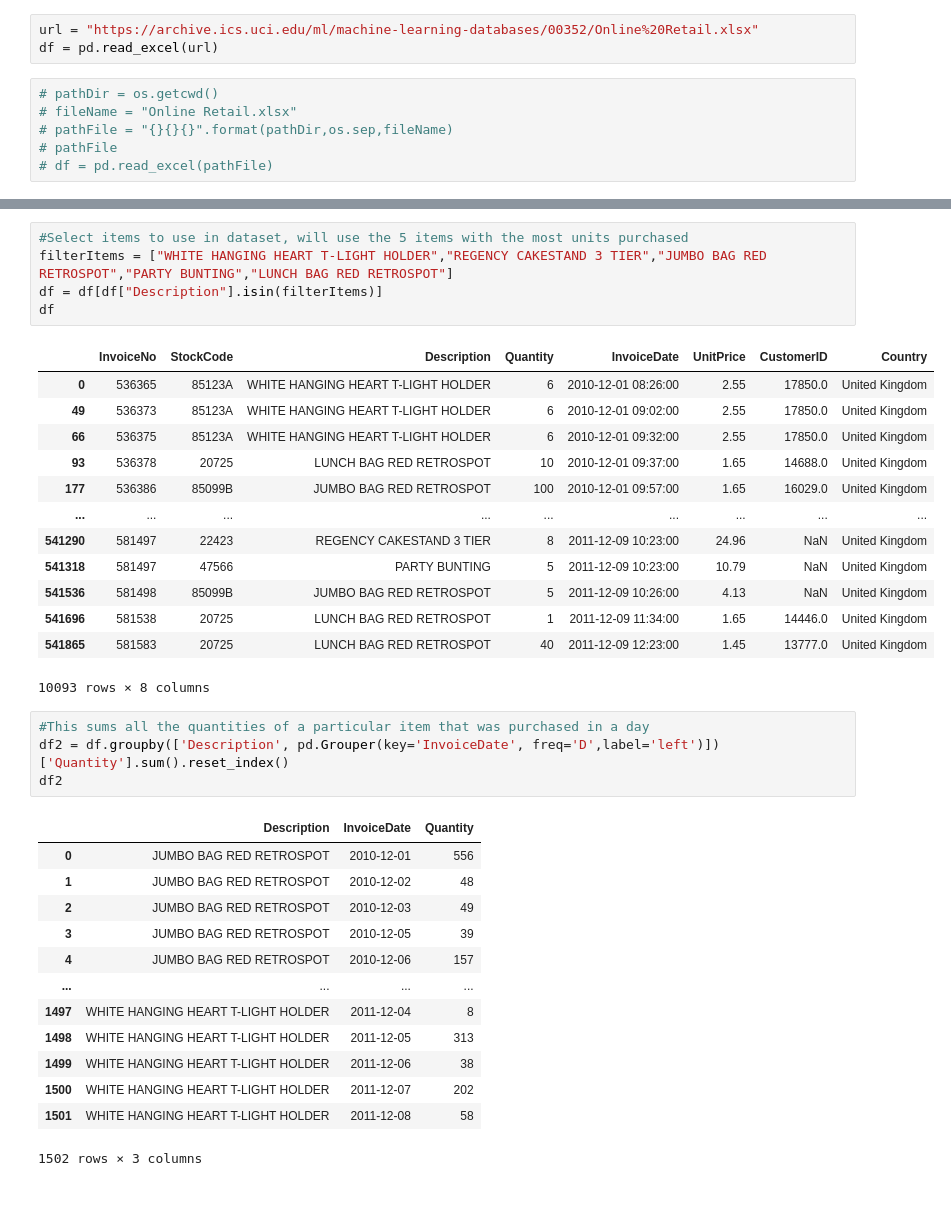
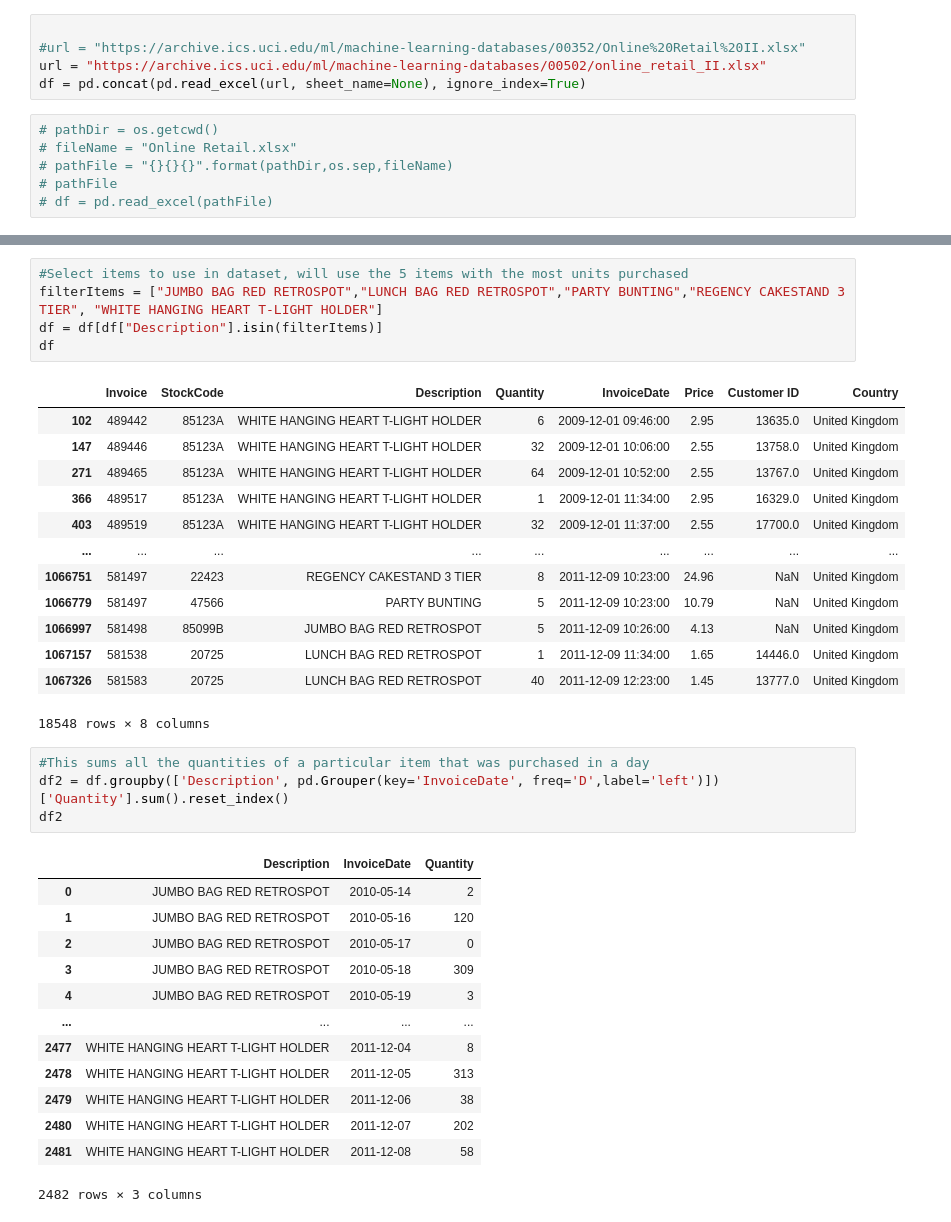
Before and after one commit to Abdul1Abdi/CIND820-Project, a Jupyter notebook: Project Notebook.ipynb, the cells around one changed output, grey strips where cells are left out. Drawn from its saved outputs; the diff is of its cells as text.

```diff
--- a/Project Notebook.ipynb
+++ b/Project Notebook.ipynb
@@ -11,6 +18,8 @@ from matplotlib import pyplot
 # %%
-url = "https://archive.ics.uci.edu/ml/machine-learning-databases/00352/Online%20Retail.xlsx"
-df = pd.read_excel(url)
+
+#url = "https://archive.ics.uci.edu/ml/machine-learning-databases/00352/Online%20Retail%20II.xlsx"
+url = "https://archive.ics.uci.edu/ml/machine-learning-databases/00502/online_retail_II.xlsx"
+df = pd.concat(pd.read_excel(url, sheet_name=None), ignore_index=True)
 # %%
 # pathDir = os.getcwd()
 # fileName = "Online Retail.xlsx"
@@ -59,40 +72,40 @@ df
 # %%
 #Select items to use in dataset, will use the 5 items with the most units purchased
-filterItems = ["WHITE HANGING HEART T-LIGHT HOLDER","REGENCY CAKESTAND 3 TIER","JUMBO BAG RED RETROSPOT","PARTY BUNTING","LUNCH BAG RED RETROSPOT"]
+filterItems = ["JUMBO BAG RED RETROSPOT","LUNCH BAG RED RETROSPOT","PARTY BUNTING","REGENCY CAKESTAND 3 TIER", "WHITE HANGING HEART T-LIGHT HOLDER"]
 df = df[df["Description"].isin(filterItems)]
 df
 # %% [output]
-|  | InvoiceNo | StockCode | Description | Quantity | InvoiceDate | UnitPrice | CustomerID | Country |
-| 0 | 536365 | 85123A | WHITE HANGING HEART T-LIGHT HOLDER | 6 | 2010-12-01 08:26:00 | 2.55 | 17850.0 | United Kingdom |
-| 49 | 536373 | 85123A | WHITE HANGING HEART T-LIGHT HOLDER | 6 | 2010-12-01 09:02:00 | 2.55 | 17850.0 | United Kingdom |
-| 66 | 536375 | 85123A | WHITE HANGING HEART T-LIGHT HOLDER | 6 | 2010-12-01 09:32:00 | 2.55 | 17850.0 | United Kingdom |
-| 93 | 536378 | 20725 | LUNCH BAG RED RETROSPOT | 10 | 2010-12-01 09:37:00 | 1.65 | 14688.0 | United Kingdom |
-| 177 | 536386 | 85099B | JUMBO BAG RED RETROSPOT | 100 | 2010-12-01 09:57:00 | 1.65 | 16029.0 | United Kingdom |
+|  | Invoice | StockCode | Description | Quantity | InvoiceDate | Price | Customer ID | Country |
+| 102 | 489442 | 85123A | WHITE HANGING HEART T-LIGHT HOLDER | 6 | 2009-12-01 09:46:00 | 2.95 | 13635.0 | United Kingdom |
+| 147 | 489446 | 85123A | WHITE HANGING HEART T-LIGHT HOLDER | 32 | 2009-12-01 10:06:00 | 2.55 | 13758.0 | United Kingdom |
+| 271 | 489465 | 85123A | WHITE HANGING HEART T-LIGHT HOLDER | 64 | 2009-12-01 10:52:00 | 2.55 | 13767.0 | United Kingdom |
+| 366 | 489517 | 85123A | WHITE HANGING HEART T-LIGHT HOLDER | 1 | 2009-12-01 11:34:00 | 2.95 | 16329.0 | United Kingdom |
+| 403 | 489519 | 85123A | WHITE HANGING HEART T-LIGHT HOLDER | 32 | 2009-12-01 11:37:00 | 2.55 | 17700.0 | United Kingdom |
 | ... | ... | ... | ... | ... | ... | ... | ... | ... |
-| 541290 | 581497 | 22423 | REGENCY CAKESTAND 3 TIER | 8 | 2011-12-09 10:23:00 | 24.96 | NaN | United Kingdom |
-| 541318 | 581497 | 47566 | PARTY BUNTING | 5 | 2011-12-09 10:23:00 | 10.79 | NaN | United Kingdom |
-| 541536 | 581498 | 85099B | JUMBO BAG RED RETROSPOT | 5 | 2011-12-09 10:26:00 | 4.13 | NaN | United Kingdom |
-| 541696 | 581538 | 20725 | LUNCH BAG RED RETROSPOT | 1 | 2011-12-09 11:34:00 | 1.65 | 14446.0 | United Kingdom |
-| 541865 | 581583 | 20725 | LUNCH BAG RED RETROSPOT | 40 | 2011-12-09 12:23:00 | 1.45 | 13777.0 | United Kingdom |
+| 1066751 | 581497 | 22423 | REGENCY CAKESTAND 3 TIER | 8 | 2011-12-09 10:23:00 | 24.96 | NaN | United Kingdom |
+| 1066779 | 581497 | 47566 | PARTY BUNTING | 5 | 2011-12-09 10:23:00 | 10.79 | NaN | United Kingdom |
+| 1066997 | 581498 | 85099B | JUMBO BAG RED RETROSPOT | 5 | 2011-12-09 10:26:00 | 4.13 | NaN | United Kingdom |
+| 1067157 | 581538 | 20725 | LUNCH BAG RED RETROSPOT | 1 | 2011-12-09 11:34:00 | 1.65 | 14446.0 | United Kingdom |
+| 1067326 | 581583 | 20725 | LUNCH BAG RED RETROSPOT | 40 | 2011-12-09 12:23:00 | 1.45 | 13777.0 | United Kingdom |
-10093 rows × 8 columns
+18548 rows × 8 columns
 # %%
 #This sums all the quantities of a particular item that was purchased in a day
 df2 = df.groupby(['Description', pd.Grouper(key='InvoiceDate', freq='D',label='left')])['Quantity'].sum().reset_index()
 df2
 # %% [output]
 |  | Description | InvoiceDate | Quantity |
-| 0 | JUMBO BAG RED RETROSPOT | 2010-12-01 | 556 |
-| 1 | JUMBO BAG RED RETROSPOT | 2010-12-02 | 48 |
-| 2 | JUMBO BAG RED RETROSPOT | 2010-12-03 | 49 |
-| 3 | JUMBO BAG RED RETROSPOT | 2010-12-05 | 39 |
-| 4 | JUMBO BAG RED RETROSPOT | 2010-12-06 | 157 |
+| 0 | JUMBO BAG RED RETROSPOT | 2010-05-14 | 2 |
+| 1 | JUMBO BAG RED RETROSPOT | 2010-05-16 | 120 |
+| 2 | JUMBO BAG RED RETROSPOT | 2010-05-17 | 0 |
+| 3 | JUMBO BAG RED RETROSPOT | 2010-05-18 | 309 |
+| 4 | JUMBO BAG RED RETROSPOT | 2010-05-19 | 3 |
 | ... | ... | ... | ... |
-| 1497 | WHITE HANGING HEART T-LIGHT HOLDER | 2011-12-04 | 8 |
-| 1498 | WHITE HANGING HEART T-LIGHT HOLDER | 2011-12-05 | 313 |
-| 1499 | WHITE HANGING HEART T-LIGHT HOLDER | 2011-12-06 | 38 |
-| 1500 | WHITE HANGING HEART T-LIGHT HOLDER | 2011-12-07 | 202 |
-| 1501 | WHITE HANGING HEART T-LIGHT HOLDER | 2011-12-08 | 58 |
+| 2477 | WHITE HANGING HEART T-LIGHT HOLDER | 2011-12-04 | 8 |
+| 2478 | WHITE HANGING HEART T-LIGHT HOLDER | 2011-12-05 | 313 |
+| 2479 | WHITE HANGING HEART T-LIGHT HOLDER | 2011-12-06 | 38 |
+| 2480 | WHITE HANGING HEART T-LIGHT HOLDER | 2011-12-07 | 202 |
+| 2481 | WHITE HANGING HEART T-LIGHT HOLDER | 2011-12-08 | 58 |
-1502 rows × 3 columns
+2482 rows × 3 columns
 # %%
 #Changing items to its own column using unstack
 #Using method found in https://stackoverflow.com/questions/26255671/pandas-column-values-to-columns
```
Also changed, not shown: parts of 44 cells of this notebook.
